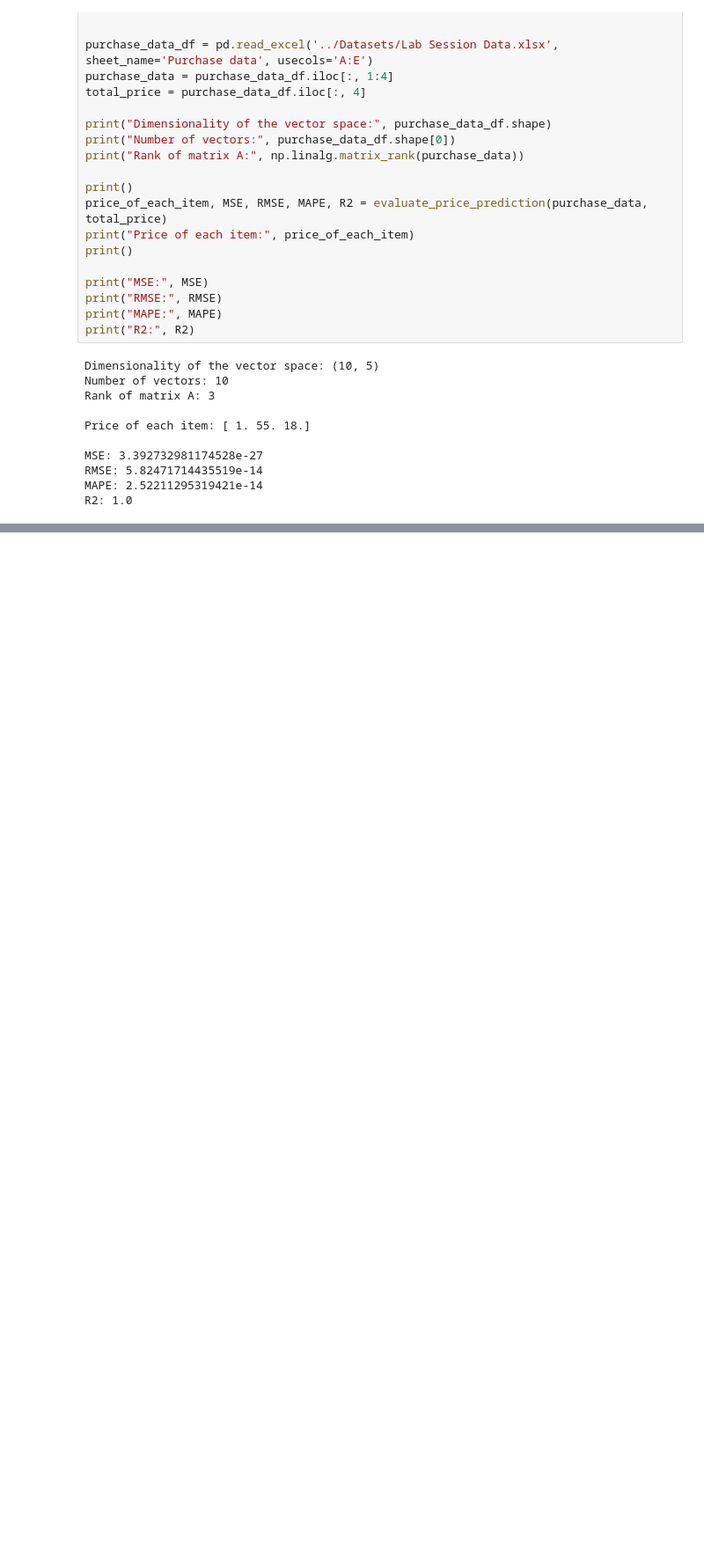
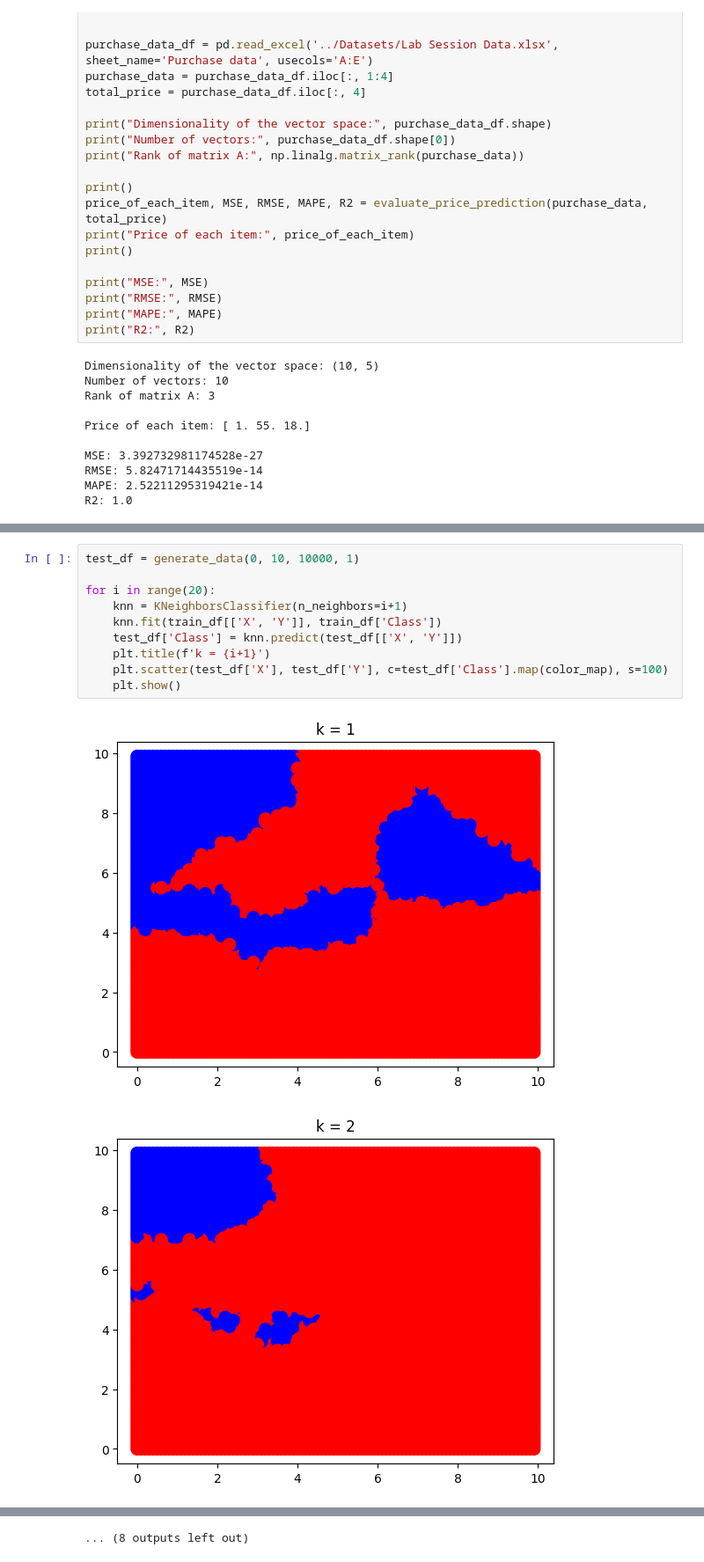
Before and after one commit to ajratnam/ML_LAB_24, a Jupyter notebook: Lab 04/Program.ipynb, the cells around one changed output, grey strips where cells are left out. Shown at 88% size. Saved outputs shown, nothing was run; the diff lists cells and outputs as text; blank space fills up the shorter version.

```diff
--- a/Lab 04/Program.ipynb
+++ b/Lab 04/Program.ipynb
@@ -160,0 +195,13 @@ R2: 1.0
+# %%
+test_df = generate_data(0, 10, 10000, 1)
+
+for i in range(20):
+    knn = KNeighborsClassifier(n_neighbors=i+1)
+    knn.fit(train_df[['X', 'Y']], train_df['Class'])
+    test_df['Class'] = knn.predict(test_df[['X', 'Y']])
+    plt.title(f'k = {i+1}')
+    plt.scatter(test_df['X'], test_df['Y'], c=test_df['Class'].map(color_map), s=100)
+    plt.show()
+# %% [output]
+[figure, added]
+[figure, added]
@@ -160,0 +218 @@ R2: 1.0
+... (8 outputs left out)
```
Also changed, not shown: parts of 3 cells of this notebook.
